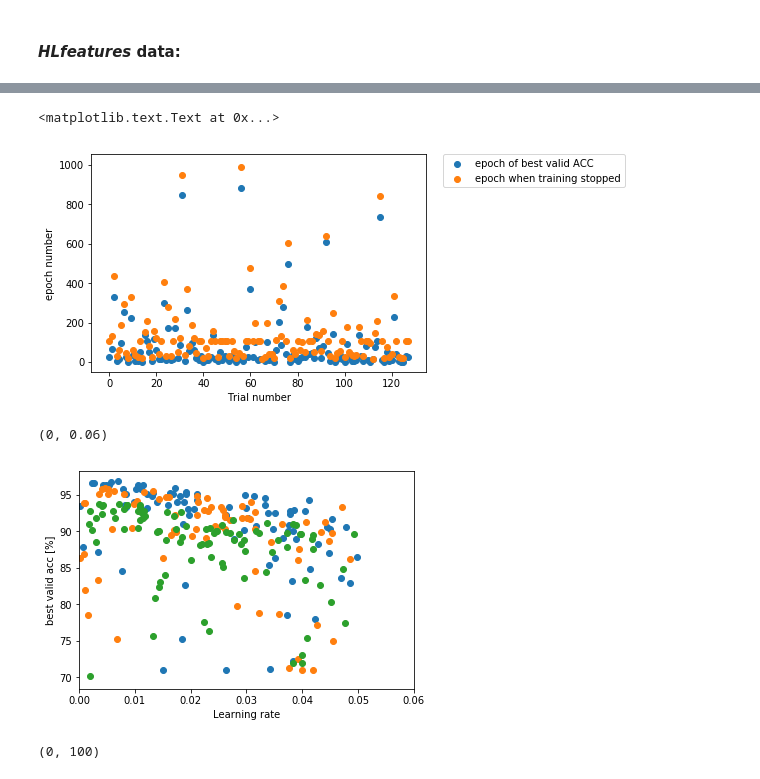
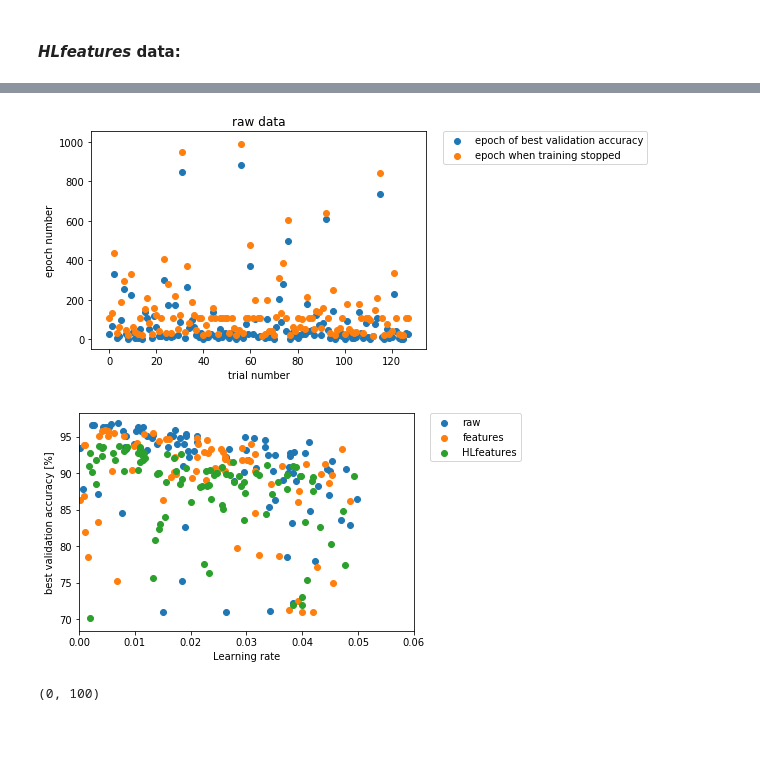
Before and after one commit to ChrisQlasty/RNNforGestures, a Jupyter notebook: RNN_analyzer.ipynb, the cells around one changed output, grey strips where cells are left out. Cells and saved outputs as stored; diff of their text form; code cells hidden in the pictures; blank space fills up the shorter version.

```diff
--- a/RNN_analyzer.ipynb
+++ b/RNN_analyzer.ipynb
@@ -6,9 +6,11 @@ import matplotlib
 import matplotlib.pyplot as plt
 %matplotlib inline
 # %%
-path = 'C:/Users/QlastyHS/Documents/Z dgxa/Resgc/'
+path='OutputFiles/'
 
+# list of parameters saved during the training of RNNs
 par2save = ['layers', 'neurons', 'LR', 'dropout', 'act_fcn', 'epoch', 'kernel', 'stdDiagV', 'stdDiagT', \
             'fin_val_acc', 'best_val_acc', 'bestEpo', 'best_tst_acc']
+
 os.chdir(path)
 # %%
@@ -82,22 +87,20 @@ plt.scatter(dataRaw['neurons']*dataRaw['layers'],dataRaw['best_val_acc'], label=
 # %%
-plt.scatter(xr, dataRaw['bestEpo'], label='epoch of best valid ACC')
-plt.scatter(xr, dataRaw['epoch'], label='epoch when training stopped')
-plt.legend(bbox_to_anchor=(1.05, 1), loc=2, borderaxespad=0.)
-plt.xlabel('Trial number')
-plt.ylabel('epoch number')
+plot3=plt.scatter(xr, dataRaw['bestEpo'], label='epoch of best validation accuracy')
+plot3=plt.scatter(xr, dataRaw['epoch'], label='epoch when training stopped')
+plot3=plt.legend(bbox_to_anchor=(1.05, 1), loc=2, borderaxespad=0.)
+plot3=plt.xlabel('trial number')
+plot3=plt.ylabel('epoch number')
+plot3=plt.title('raw data')
 # %% [output]
-<matplotlib.text.Text at 0x...>
-[figure, old version]
+[figure, new version]
 # %%
-plot1=plt.scatter(dataRaw['LR'].loc[dataRaw['best_val_acc']>0.7],100*dataRaw['best_val_acc'].loc[dataRaw['best_val_acc']>0.7])
-plot1=plt.scatter(dataFeat['LR'].loc[dataFeat['best_val_acc']>0.7],100*dataFeat['best_val_acc'].loc[dataFeat['best_val_acc']>0.7])
-plot1=plt.scatter(dataHLfeat['LR'].loc[dataHLfeat['best_val_acc']>0.7],100*dataHLfeat['best_val_acc'].loc[dataHLfeat['best_val_acc']>0.7])
-plot1=plt.xlabel('Learning rate')
-plot1=plt.ylabel('best valid acc [%]')
-axes = plt.gca()
-axes.set_xlim([0,0.06])
-#axes.set_ylim([96,97])
+plot4=plt.scatter(dataRaw['LR'].loc[dataRaw['best_val_acc']>0.7],100*dataRaw['best_val_acc'].loc[dataRaw['best_val_acc']>0.7], label='raw')
+plot4=plt.scatter(dataFeat['LR'].loc[dataFeat['best_val_acc']>0.7],100*dataFeat['best_val_acc'].loc[dataFeat['best_val_acc']>0.7], label='features')
+plot4=plt.scatter(dataHLfeat['LR'].loc[dataHLfeat['best_val_acc']>0.7],100*dataHLfeat['best_val_acc'].loc[dataHLfeat['best_val_acc']>0.7], label='HLfeatures')
+plot4=plt.xlabel('Learning rate')
+plot4=plt.ylabel('best validation accuracy [%]')
+plot4=plt.xlim(0, 0.06)
+plot3=plt.legend(bbox_to_anchor=(1.05, 1), loc=2, borderaxespad=0.)
 # %% [output]
-(0, 0.06)
-[figure, old version]
+[figure, new version]
 # %%
```
Also changed, not shown: parts of 24 cells of this notebook.
